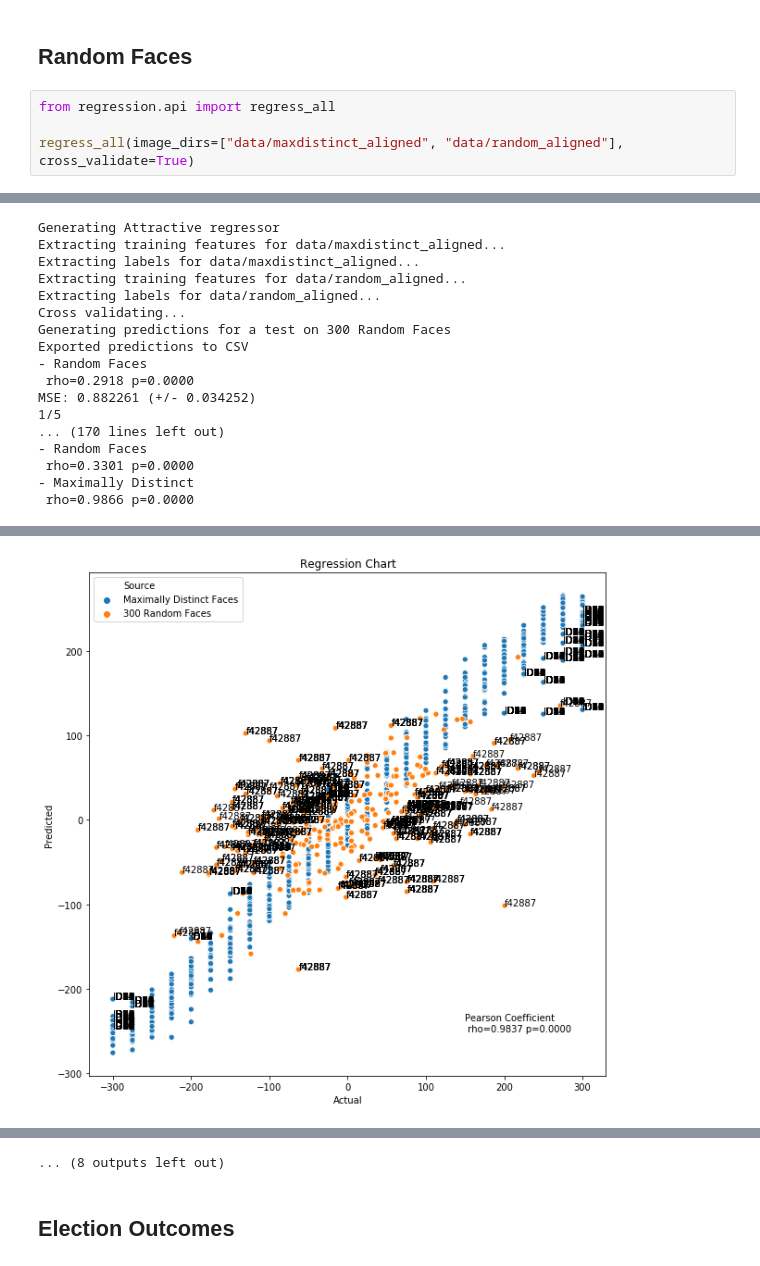
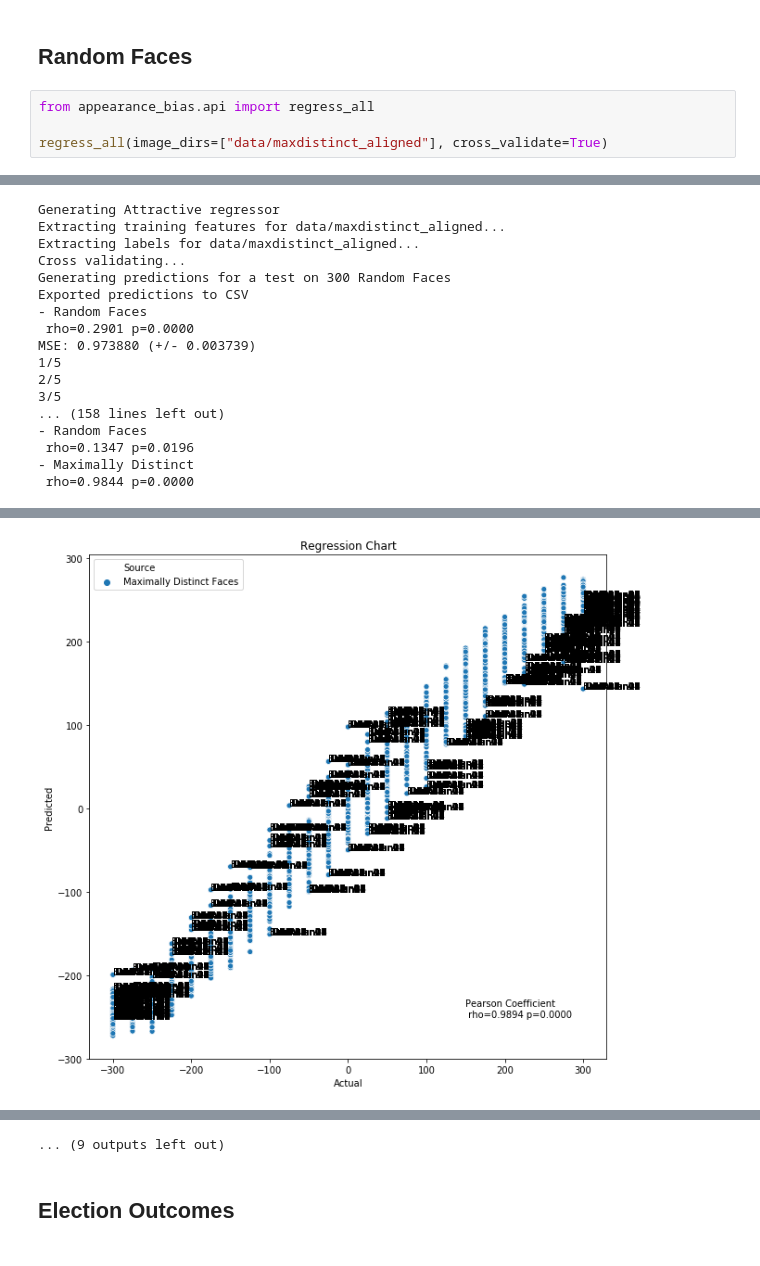
Before and after one commit to ryansteed/learning-appearance-bias, a Jupyter notebook: notebooks/experiments.ipynb, the cells around one changed output, grey strips where cells are left out. Cells and saved outputs as stored; diff of their text form.

```diff
--- a/notebooks/experiments.ipynb
+++ b/notebooks/experiments.ipynb
@@ -24,8 +24,8 @@ sys.path.insert(0, os.path.abspath('..'))
 # %% [markdown]
 ## Random Faces
 # %%
-from regression.api import regress_all
+from appearance_bias.api import regress_all
 
-regress_all(image_dirs=["data/maxdistinct_aligned", "data/random_aligned"], cross_validate=True)
+regress_all(image_dirs=["data/maxdistinct_aligned"], cross_validate=True)
 # %% [output]
 Using TensorFlow backend.
@@ -32,17 +39,17 @@ Using TensorFlow backend.
 Generating Attractive regressor
 Extracting training features for data/maxdistinct_aligned...
 Extracting labels for data/maxdistinct_aligned...
-Extracting training features for data/random_aligned...
-Extracting labels for data/random_aligned...
 Cross validating...
 Generating predictions for a test on 300 Random Faces
 Exported predictions to CSV
 - Random Faces
- rho=0.2918 p=0.0000
-MSE: 0.882261 (+/- 0.034252)
+ rho=0.2901 p=0.0000
+MSE: 0.973880 (+/- 0.003739)
 1/5
-... (170 lines left out)
+2/5
+3/5
+... (158 lines left out)
 - Random Faces
- rho=0.3301 p=0.0000
+ rho=0.1347 p=0.0196
 - Maximally Distinct
- rho=0.9866 p=0.0000
+ rho=0.9844 p=0.0000
@@ -51 +61 @@ MSE: 0.882261 (+/- 0.034252)
-[figure, old version]
+[figure, new version]
@@ -59,4 +68,4 @@ MSE: 0.882261 (+/- 0.034252)
-... (8 outputs left out)
+... (9 outputs left out)
 # %% [markdown]
 ## Election Outcomes
 # %%
```
Also changed, not shown: parts of 6 cells of this notebook, 11 other files.
